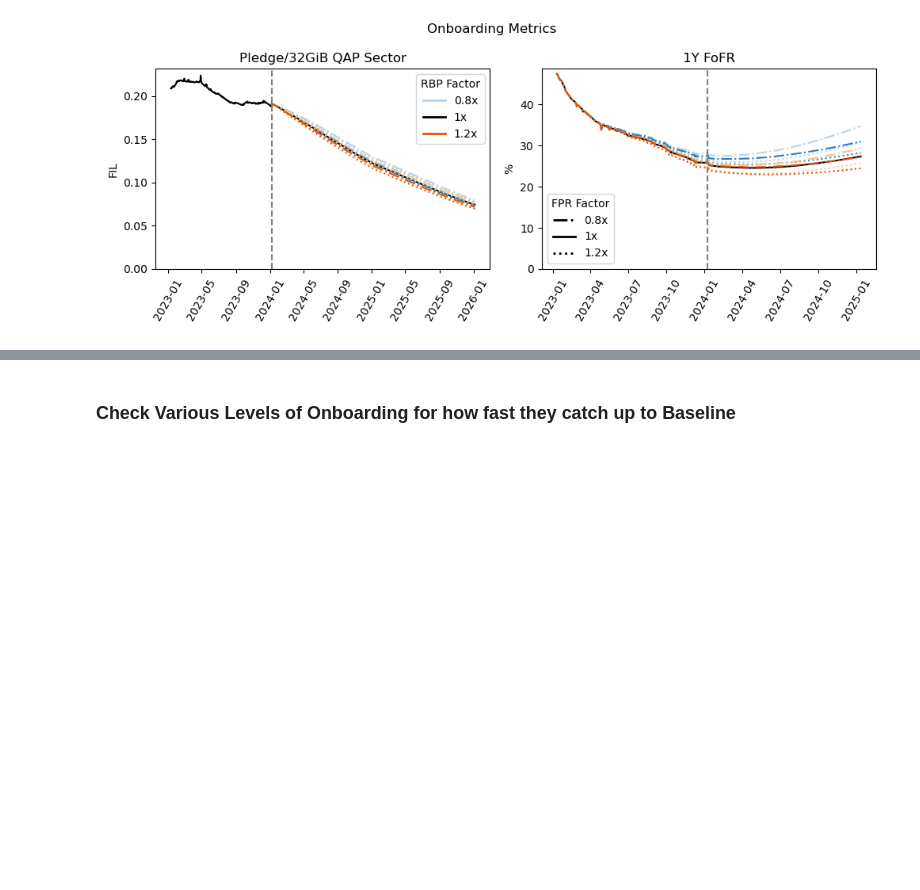
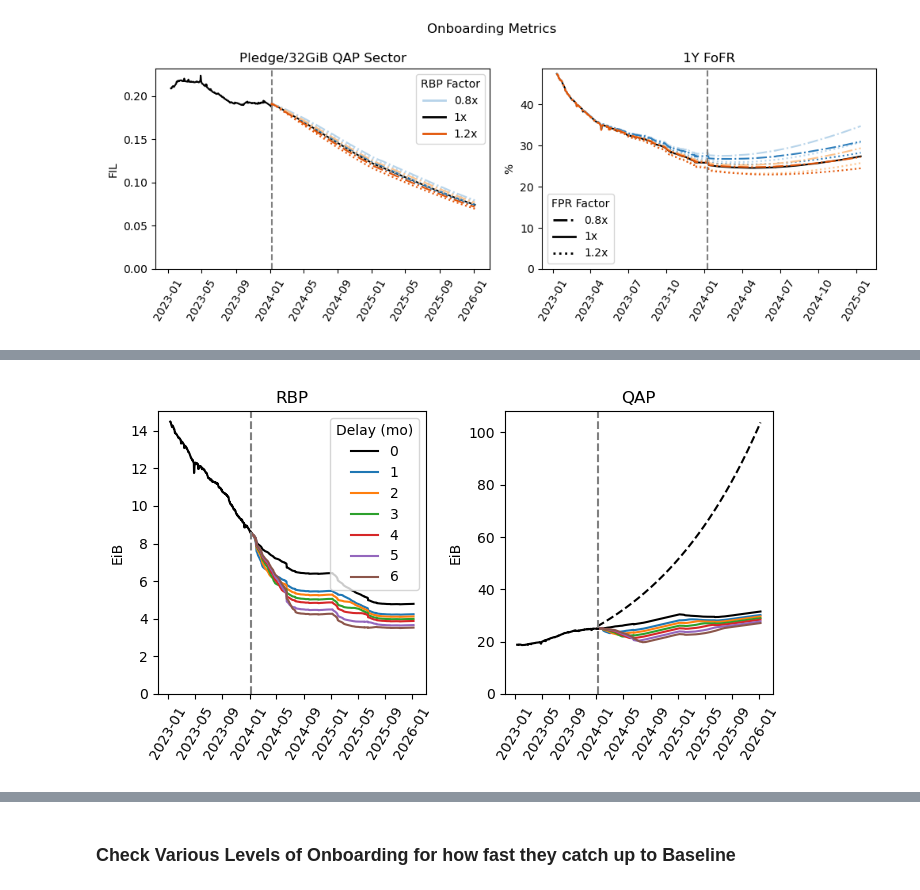
Before and after one commit to CELtd/cel, a Jupyter notebook: notebooks/baseline_crossing/01_2024_filecoin_forecasts.ipynb, the cells around one changed output, grey strips where cells are left out. Cells and saved outputs as stored; diff of their text form; code cells hidden in the pictures; blank space fills up the shorter version.

```diff
--- a/notebooks/baseline_crossing/01_2024_filecoin_forecasts.ipynb
+++ b/notebooks/baseline_crossing/01_2024_filecoin_forecasts.ipynb
@@ -853,0 +838,37 @@ plt.tight_layout()
+# %%
+fig, ax = plt.subplots(nrows=1, ncols=2, figsize=(7,4))
+
+axx = ax[0]
+for sim_config, sim_results in simconfig2results_delay.items():
+    if sim_config == 0:
+        color='k'
+    else:
+        color=None
+    axx.plot(macro_t, sim_results['rb_total_power_eib'], label=sim_config//30, color=color)
+axx.plot(hist_df_merged['date'], hist_df_merged['total_raw_power_eib'], color='k')
+axx.set_ylabel('EiB')
+axx.set_title('RBP')
+for tick in axx.get_xticklabels(): tick.set_rotation(60)
+axx.set_ylim(bottom=0)
+axx.axvline(current_date, color='grey', linestyle='--')
+axx.legend(title='Delay (mo)')
+
+axx = ax[1]
+for sim_config, sim_results in simconfig2results_delay.items():
+    if sim_config == 0:
+        color='k'
+    else:
+        color=None
+    axx.plot(macro_t, sim_results['qa_total_power_eib'], color=color)
+axx.plot(hist_df_merged['date'], hist_df_merged['total_qa_power_eib'], color='k')
+axx.plot(macro_t, sim_results['network_baseline_EIB'], color='k', linestyle='--')
+axx.set_ylabel('EiB')
+axx.set_title('QAP')
+for tick in axx.get_xticklabels(): tick.set_rotation(60)
+axx.set_ylim(bottom=0)
+axx.axvline(current_date, color='grey', linestyle='--')
+
+# plt.suptitle('Power Metrics')
+plt.tight_layout()
+# %% [output]
+[figure, added]
```
Also changed, not shown: parts of 14 cells of this notebook.
